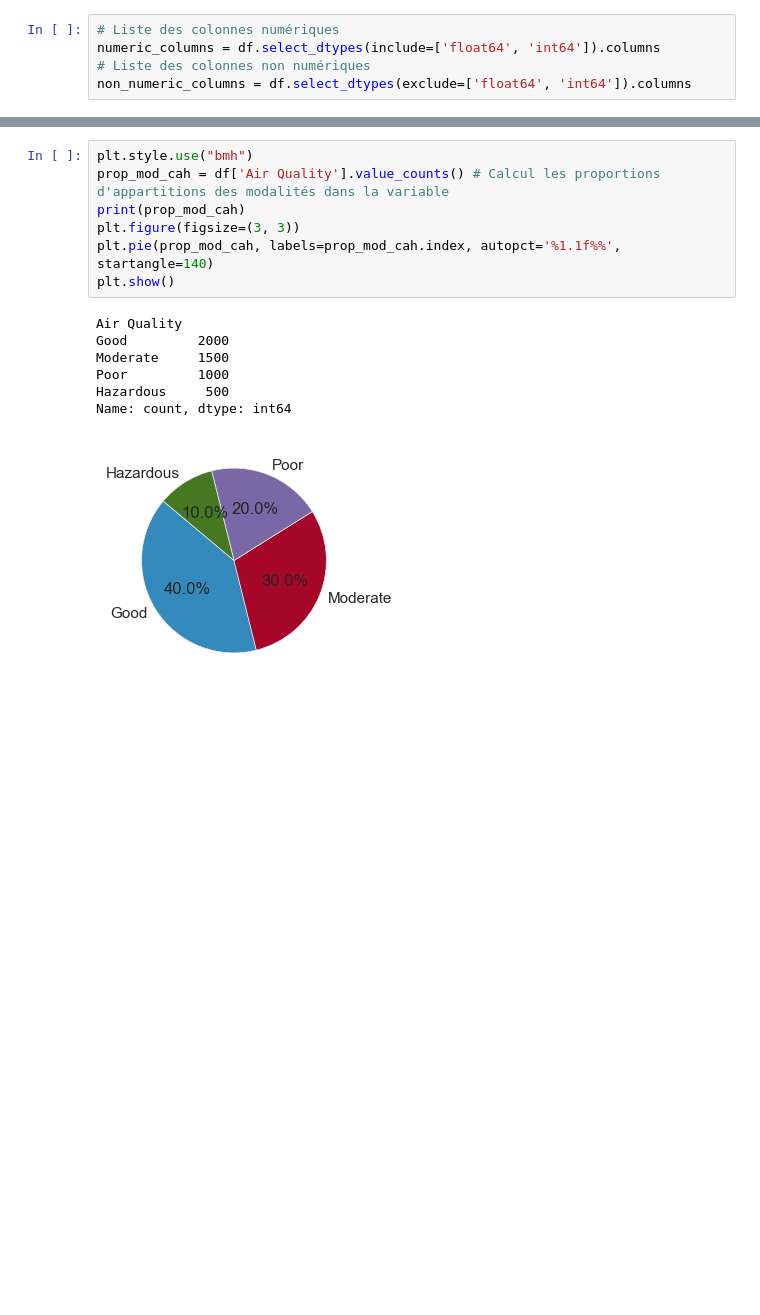
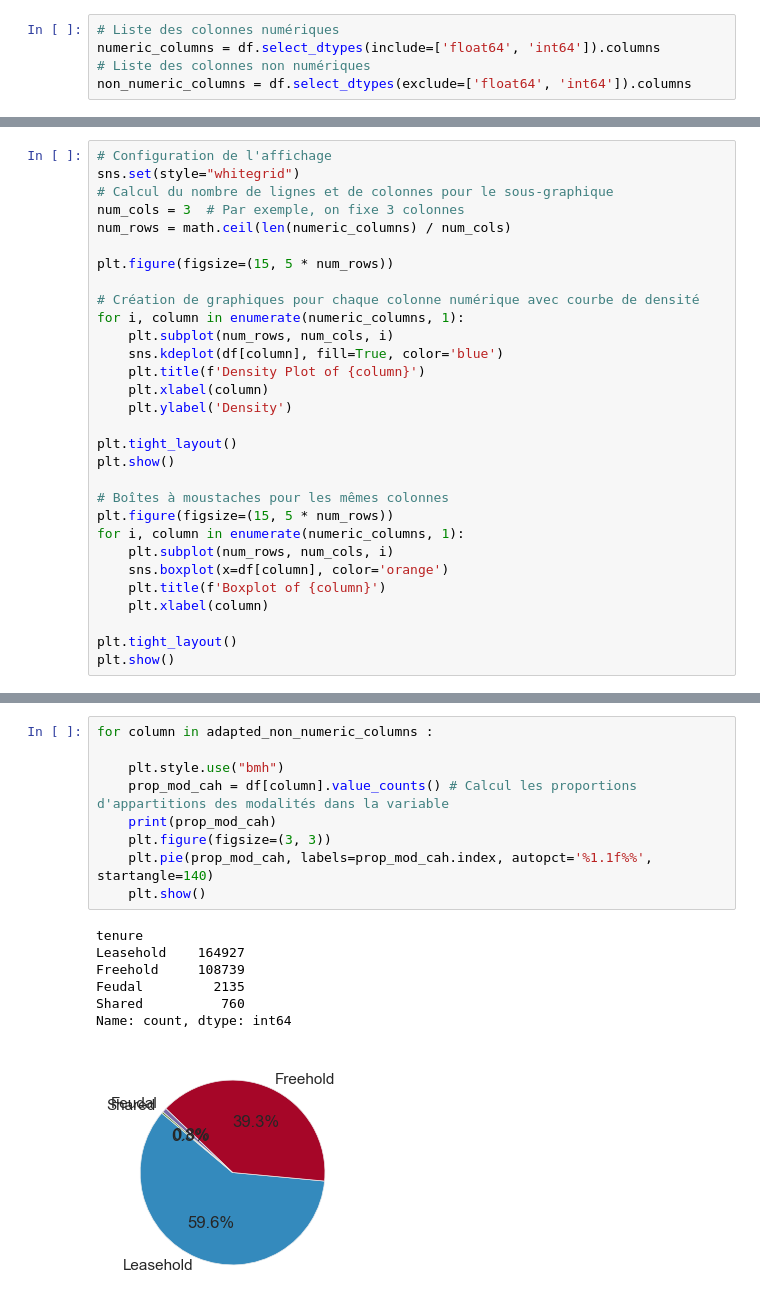
Before and after one commit to Tusked34/Projet_MLOPS, a Jupyter notebook: notebook/Stats_Desc_THEO.ipynb, the cells around one changed output, grey strips where cells are left out. Drawn from its saved outputs; the diff is of its cells as text; blank space fills up the shorter version.

Commit message:
avancé stats descriptives avec valeurs manquantes et distinct

```diff
--- a/notebook/Stats_Desc_THEO.ipynb
+++ b/notebook/Stats_Desc_THEO.ipynb
@@ -45,0 +130,30 @@ non_numeric_columns = df.select_dtypes(exclude=['float64', 'int64']).columns
+# %%
+# Configuration de l'affichage
+sns.set(style="whitegrid")
+# Calcul du nombre de lignes et de colonnes pour le sous-graphique
+num_cols = 3  # Par exemple, on fixe 3 colonnes
+num_rows = math.ceil(len(numeric_columns) / num_cols)
+
+plt.figure(figsize=(15, 5 * num_rows))
+
+# Création de graphiques pour chaque colonne numérique avec courbe de densité
+for i, column in enumerate(numeric_columns, 1):
+    plt.subplot(num_rows, num_cols, i)
+    sns.kdeplot(df[column], fill=True, color='blue')
+    plt.title(f'Density Plot of {column}')
+    plt.xlabel(column)
+    plt.ylabel('Density')
+
+plt.tight_layout()
+plt.show()
+
+# Boîtes à moustaches pour les mêmes colonnes
+plt.figure(figsize=(15, 5 * num_rows))
+for i, column in enumerate(numeric_columns, 1):
+    plt.subplot(num_rows, num_cols, i)
+    sns.boxplot(x=df[column], color='orange')
+    plt.title(f'Boxplot of {column}')
+    plt.xlabel(column)
+
+plt.tight_layout()
+plt.show()
@@ -46,15 +163,17 @@ non_numeric_columns = df.select_dtypes(exclude=['float64', 'int64']).columns
 # %%
-plt.style.use("bmh")
-prop_mod_cah = df['Air Quality'].value_counts() # Calcul les proportions d'appartitions des modalités dans la variable
-print(prop_mod_cah)
-plt.figure(figsize=(3, 3))
-plt.pie(prop_mod_cah, labels=prop_mod_cah.index, autopct='%1.1f%%', startangle=140)
-plt.show()
+for column in adapted_non_numeric_columns :
+
+    plt.style.use("bmh")
+    prop_mod_cah = df[column].value_counts() # Calcul les proportions d'appartitions des modalités dans la variable
+    print(prop_mod_cah)
+    plt.figure(figsize=(3, 3))
+    plt.pie(prop_mod_cah, labels=prop_mod_cah.index, autopct='%1.1f%%', startangle=140)
+    plt.show()
 # %% [output]
-Air Quality
-Good         2000
-Moderate     1500
-Poor         1000
-Hazardous     500
+tenure
+Leasehold    164927
+Freehold     108739
+Feudal         2135
+Shared          760
 Name: count, dtype: int64
-[figure, old version]
+[figure, new version]
```
Also changed, not shown: parts of 9 cells of this notebook.
